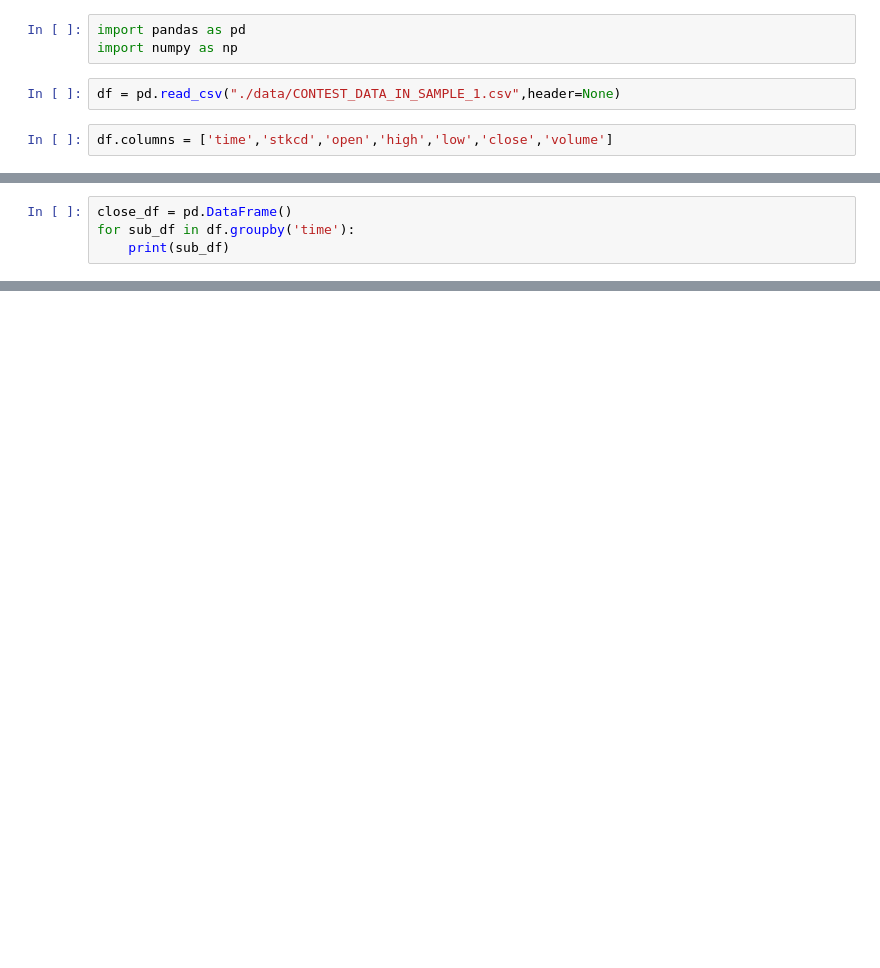
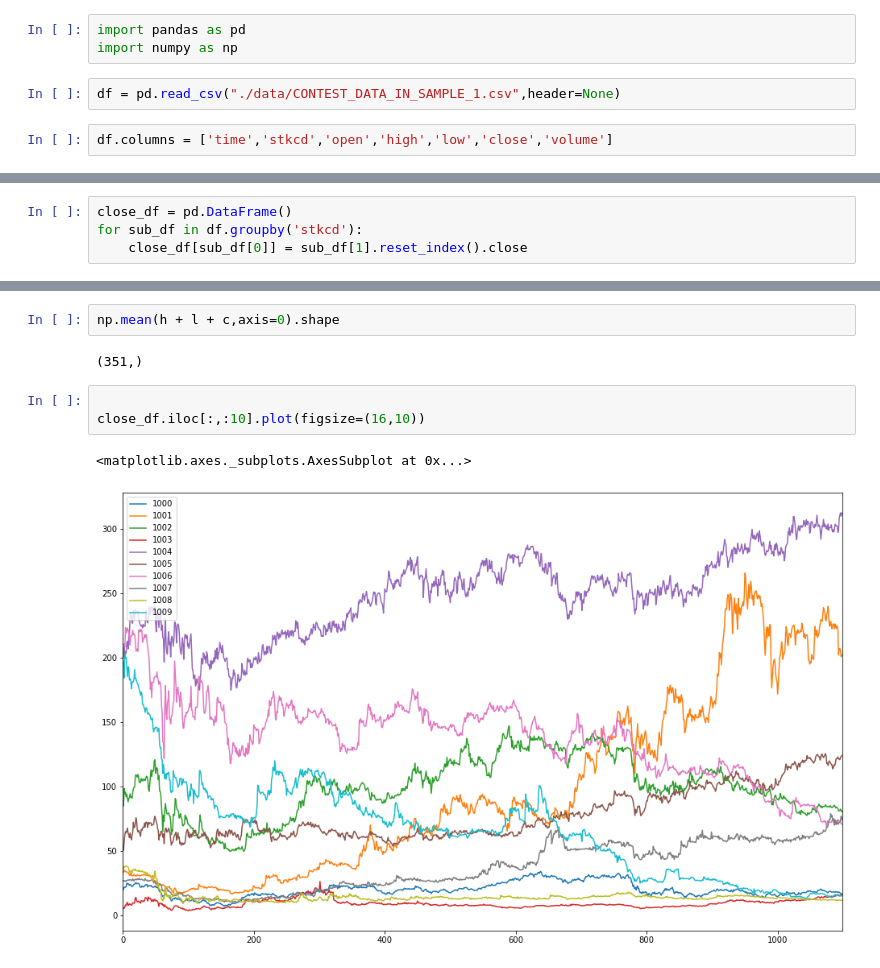
Before and after one commit to VoidFly/JKQ, a Jupyter notebook: research.ipynb, the cells around one changed output, grey strips where cells are left out. Saved outputs shown, nothing was run; the diff lists cells and outputs as text; blank space fills up the shorter version.

```diff
--- a/research.ipynb
+++ b/research.ipynb
@@ -12,4 +8,4 @@ df.groupby('time')['stkcd']
 # %%
 close_df = pd.DataFrame()
-for sub_df in df.groupby('time'):
-    print(sub_df)
+for sub_df in df.groupby('stkcd'):
+    close_df[sub_df[0]] = sub_df[1].reset_index().close
@@ -33,0 +78,10 @@ for sub_df in df.groupby('time'):
+# %%
+np.mean(h + l + c,axis=0).shape
+# %% [output]
+(351,)
+# %%
+
+close_df.iloc[:,:10].plot(figsize=(16,10))
+# %% [output]
+<matplotlib.axes._subplots.AxesSubplot at 0x...>
+[figure, added]
```
Also changed, not shown: parts of 12 cells of this notebook, 2 other files.
